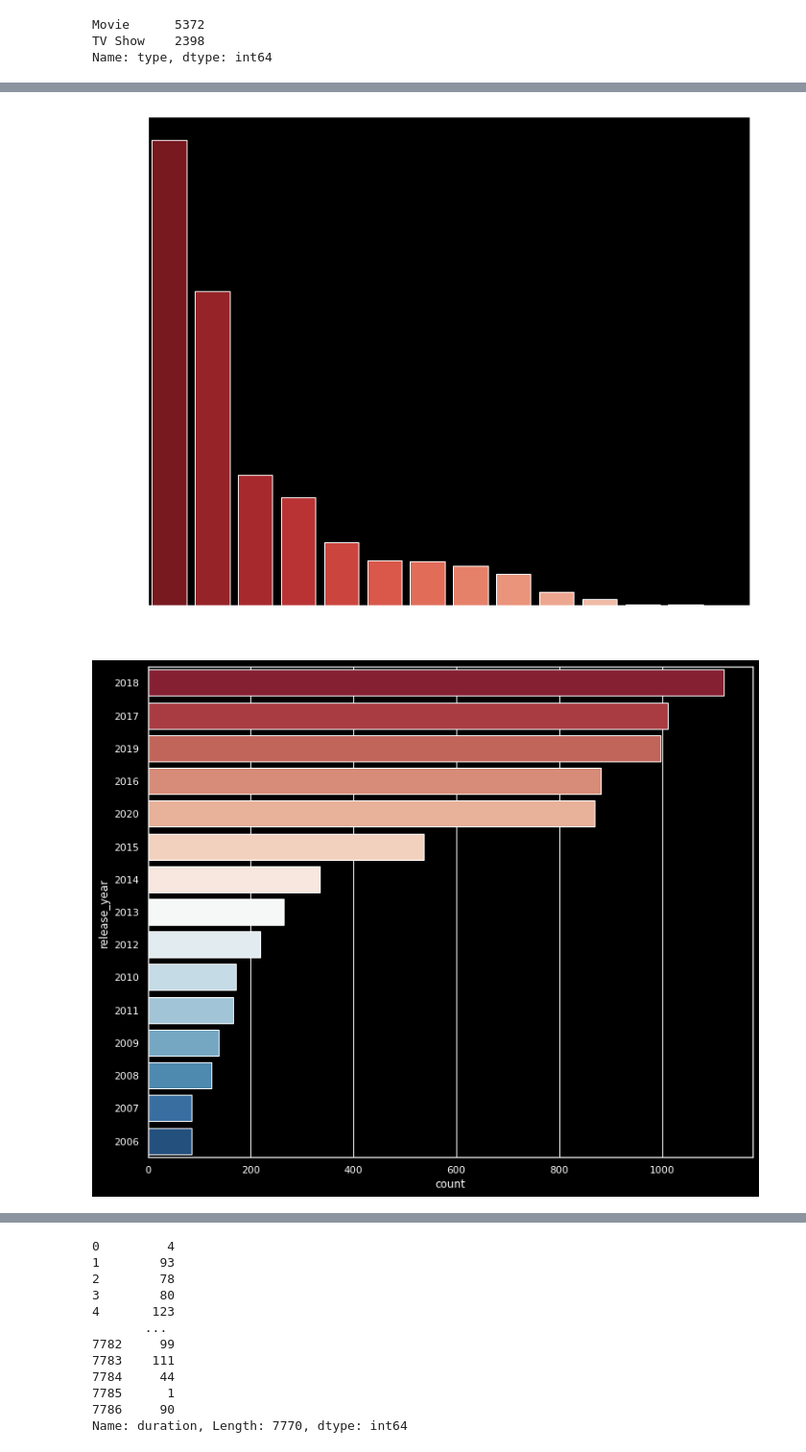
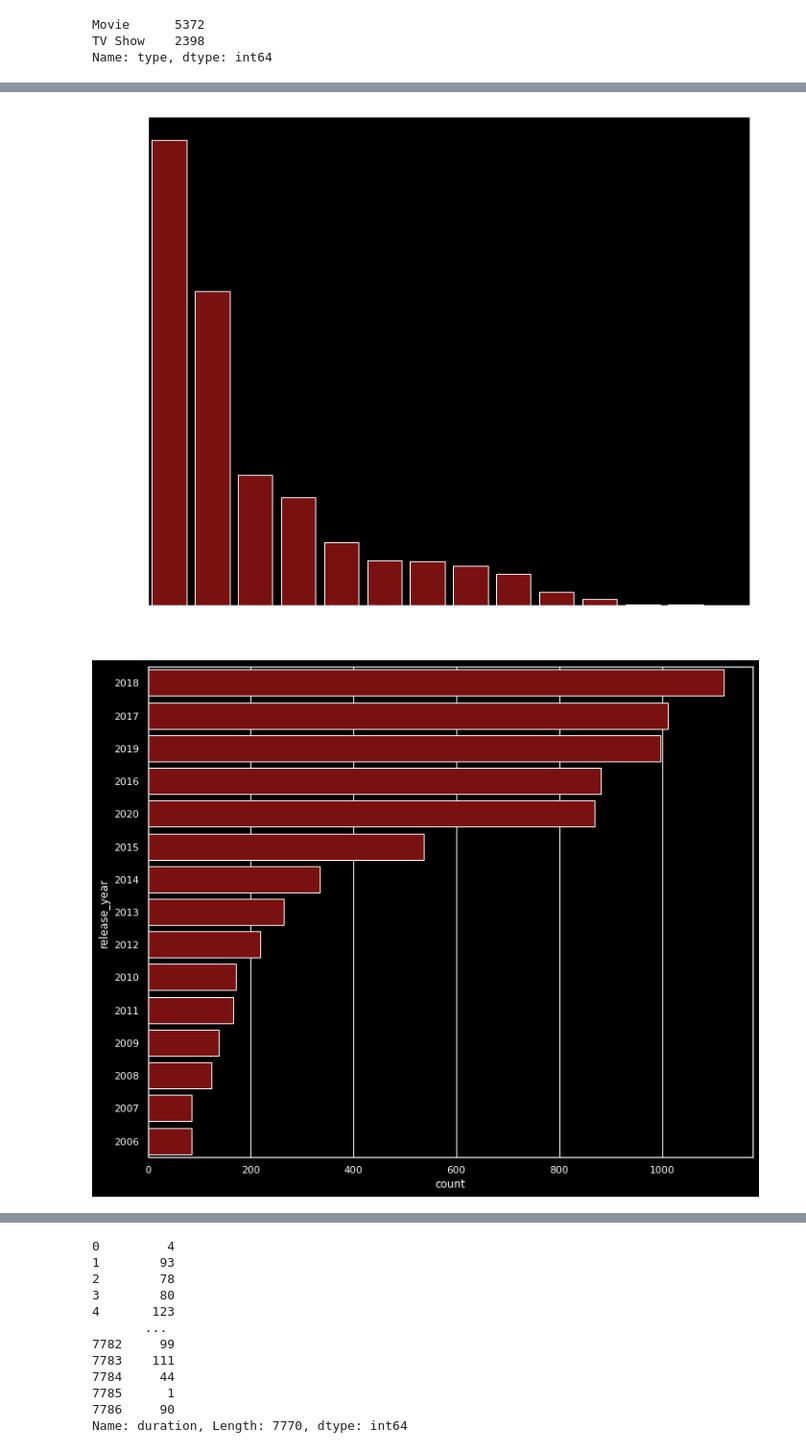
Before and after one commit to Mahima2208/Netflix_Movies_and_TVShows_Clustering, a Jupyter notebook: NETFLIX_MOVIES_AND_TV_SHOWS_CLUSTERING.ipynb, the cells around one changed output, grey strips where cells are left out. Shown at 96% size. Cells and saved outputs as stored; diff of their text form; code cells hidden in the pictures.

```diff
--- a/NETFLIX_MOVIES_AND_TV_SHOWS_CLUSTERING.ipynb
+++ b/NETFLIX_MOVIES_AND_TV_SHOWS_CLUSTERING.ipynb
@@ -282,17 +286,17 @@ plt.figure(figsize=(12,10))
 sns.set(style="darkgrid")
 sns.set(style="ticks")
 plt.style.use("dark_background")
-ax = sns.countplot(x="rating", data=netflix_df, palette="Reds_r", order=netflix_df['rating'].value_counts().index[0:15])
+ax = sns.countplot(x="rating", data=netflix_df, palette=["darkred"], order=netflix_df['rating'].value_counts().index[0:15],edgecolor="white")
 # %% [output]
-[figure, old version]
+[figure, new version]
 # %%
 # Year wise analysis
 plt.figure(figsize=(12,10))
 sns.set(style="darkgrid")
 plt.style.use('dark_background')
-ax = sns.countplot(y="release_year", data=netflix_df, palette="RdBu", order=netflix_df['release_year'].value_counts().index[0:15])
+ax = sns.countplot(y="release_year", data=netflix_df, palette=['darkred'], order=netflix_df['release_year'].value_counts().index[0:15],edgecolor="white")
 # %% [output]
-[figure, old version]
+[figure, new version]
 # %%
 # Rating
 plt.figure(figsize=(18,8))
```
Also changed, not shown: parts of 10 cells of this notebook.
